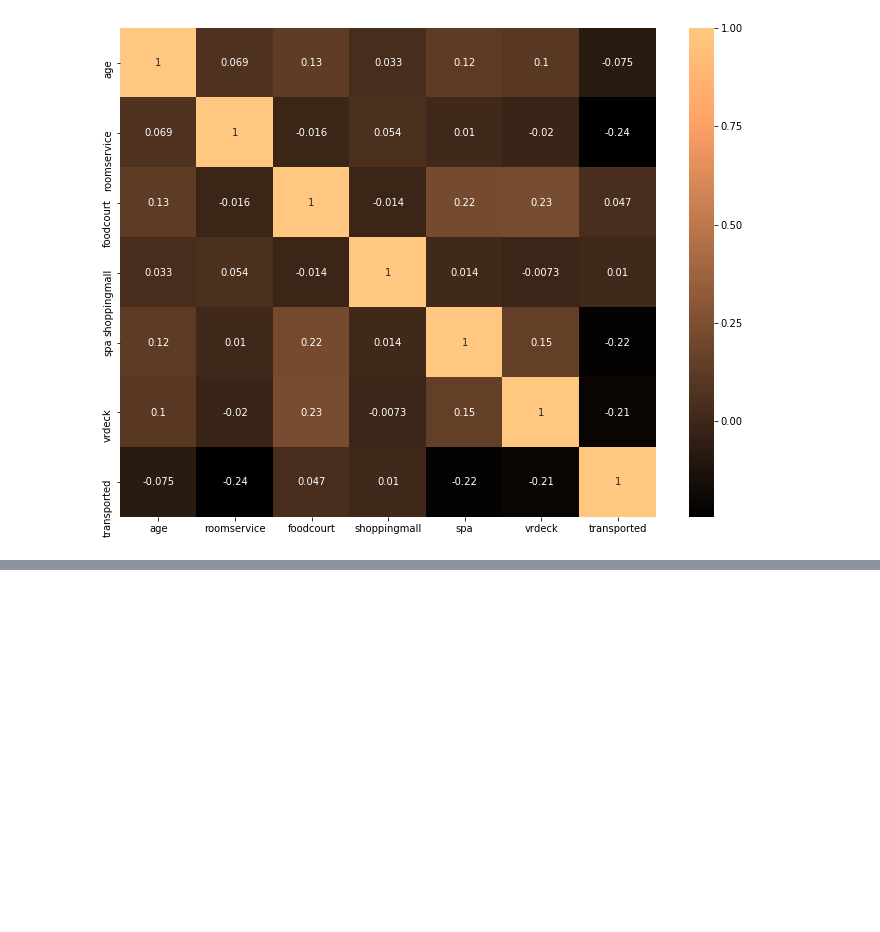
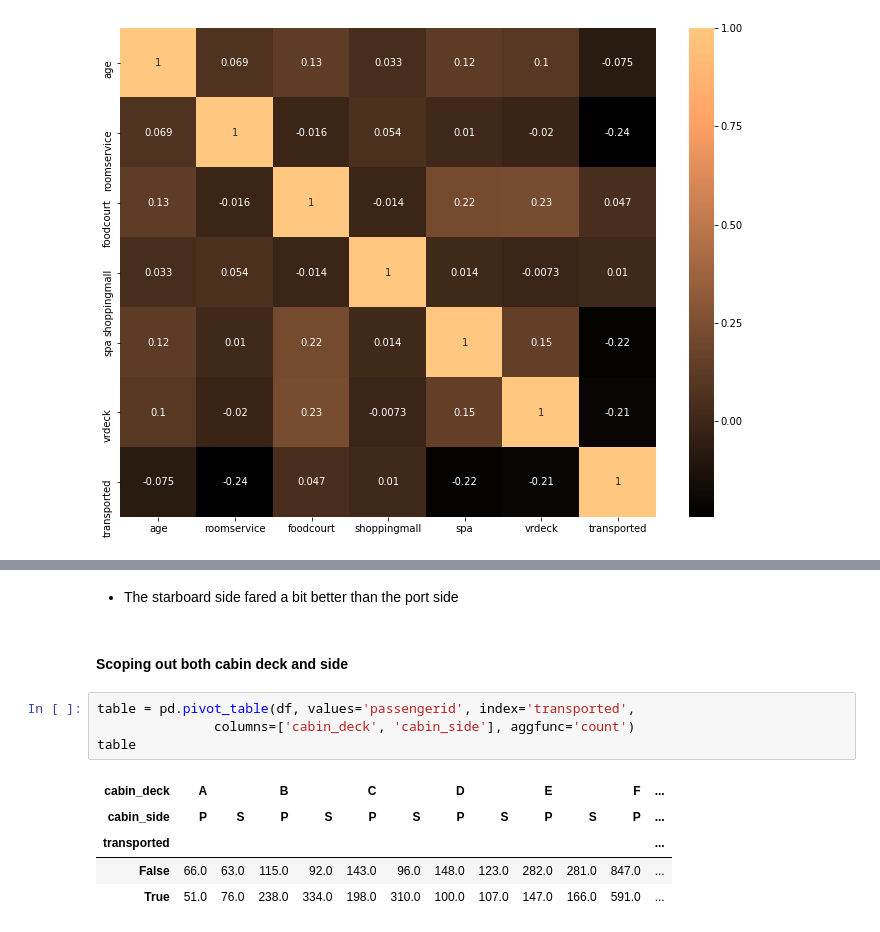
Before and after one commit to misty-garcia/kaggle_space_titanic, a Jupyter notebook: space_titanic.ipynb, the cells around one changed output, grey strips where cells are left out. Cells and saved outputs as stored; diff of their text form; blank space fills up the shorter version.

```diff
--- a/space_titanic.ipynb
+++ b/space_titanic.ipynb
@@ -258,0 +354,14 @@ plt.show()
+# %% [markdown]
+- The starboard side fared a bit better than the port side
+# %% [markdown]
+#### Scoping out both cabin deck and side
+# %%
+table = pd.pivot_table(df, values='passengerid', index='transported',
+               columns=['cabin_deck', 'cabin_side'], aggfunc='count')
+table
+# %% [output]
+| cabin_deck | A |  | B |  | C |  | D |  | E |  | F | ... |
+| cabin_side | P | S | P | S | P | S | P | S | P | S | P | ... |
+| transported |  |  |  |  |  |  |  |  |  |  |  | ... |
+| False | 66.0 | 63.0 | 115.0 | 92.0 | 143.0 | 96.0 | 148.0 | 123.0 | 282.0 | 281.0 | 847.0 | ... |
+| True | 51.0 | 76.0 | 238.0 | 334.0 | 198.0 | 310.0 | 100.0 | 107.0 | 147.0 | 166.0 | 591.0 | ... |
```
Also changed, not shown: parts of 26 cells of this notebook.
